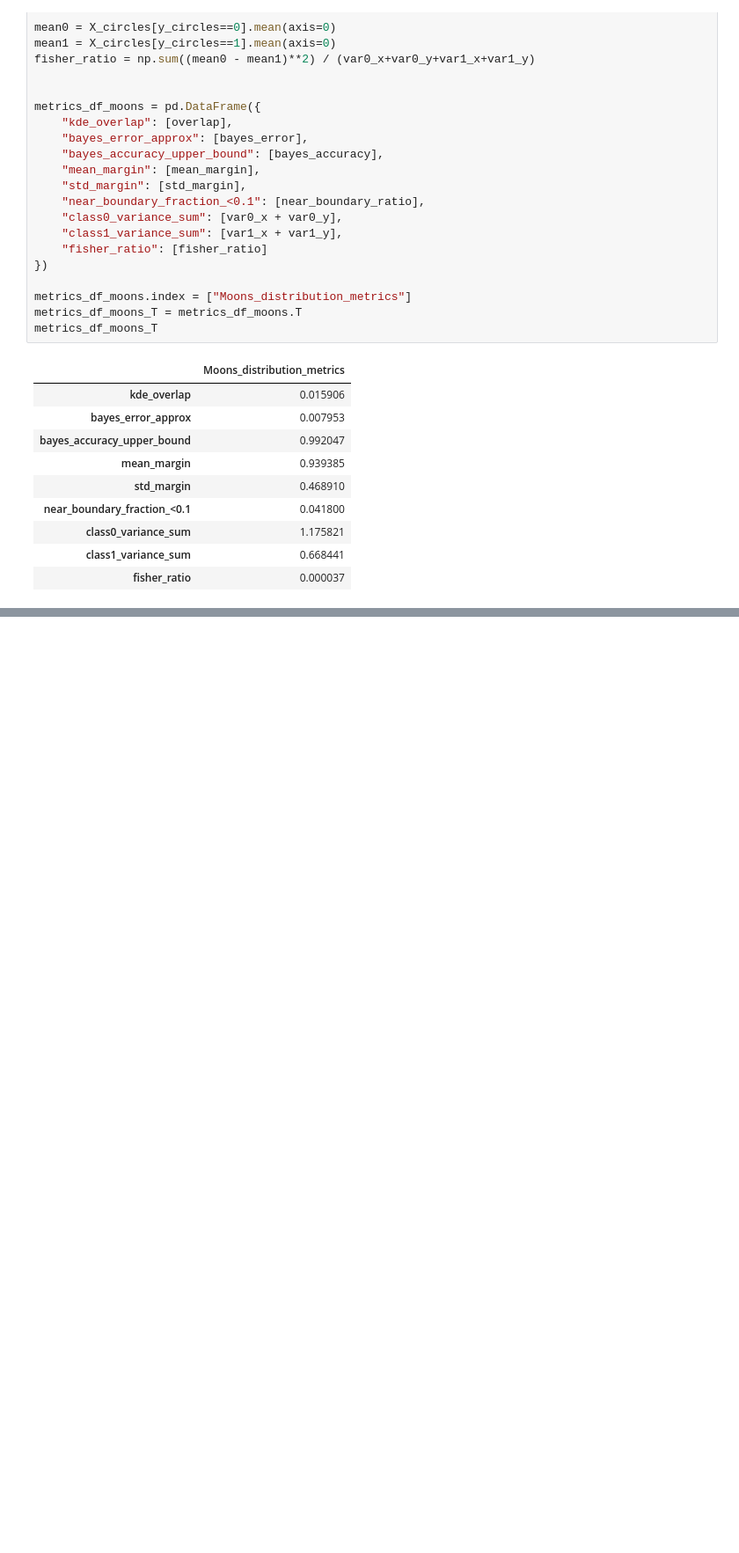
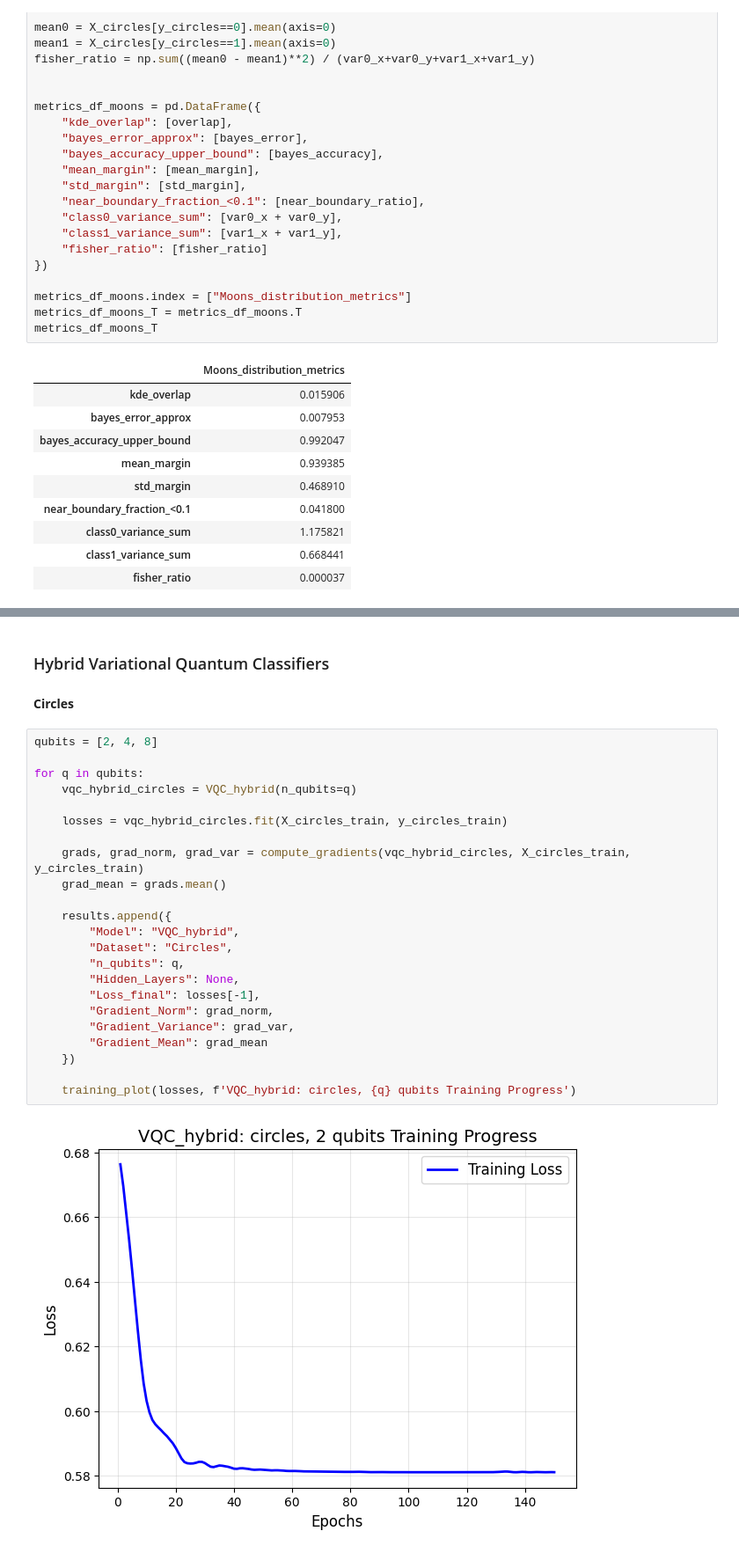
Before and after one commit to Eg0Mak/barren-plateau-analysis, a Jupyter notebook: notebooks/barren_plateau.ipynb, the cells around one changed output, grey strips where cells are left out. Shown at 88% size. Saved outputs shown, nothing was run; the diff lists cells and outputs as text; blank space fills up the shorter version.

```diff
--- a/notebooks/barren_plateau.ipynb
+++ b/notebooks/barren_plateau.ipynb
@@ -420,0 +538,29 @@ metrics_df_moons_T
+# %% [markdown]
+### Hybrid Variational Quantum Classifiers
+# %% [markdown]
+**Circles**
+# %%
+qubits = [2, 4, 8]
+
+for q in qubits:
+    vqc_hybrid_circles = VQC_hybrid(n_qubits=q)
+
+    losses = vqc_hybrid_circles.fit(X_circles_train, y_circles_train)
+
+    grads, grad_norm, grad_var = compute_gradients(vqc_hybrid_circles, X_circles_train, y_circles_train)
+    grad_mean = grads.mean()
+
+    results.append({
+        "Model": "VQC_hybrid",
+        "Dataset": "Circles",
+        "n_qubits": q,
+        "Hidden_Layers": None,
+        "Loss_final": losses[-1],
+        "Gradient_Norm": grad_norm,
+        "Gradient_Variance": grad_var,
+        "Gradient_Mean": grad_mean
+    })
+
+    training_plot(losses, f'VQC_hybrid: circles, {q} qubits Training Progress')
+# %% [output]
+[figure, added]
```
Also changed, not shown: parts of 18 cells of this notebook, 2 other files.
